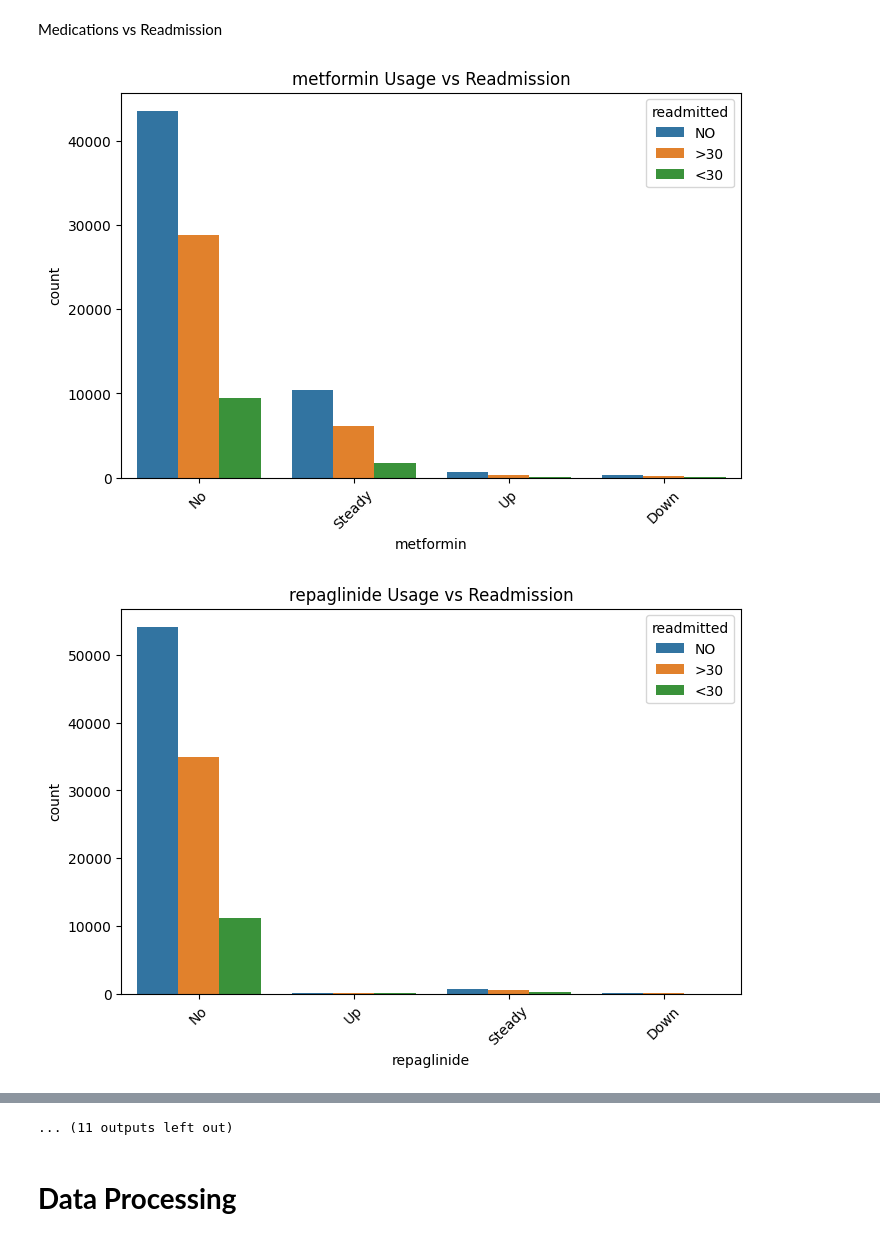
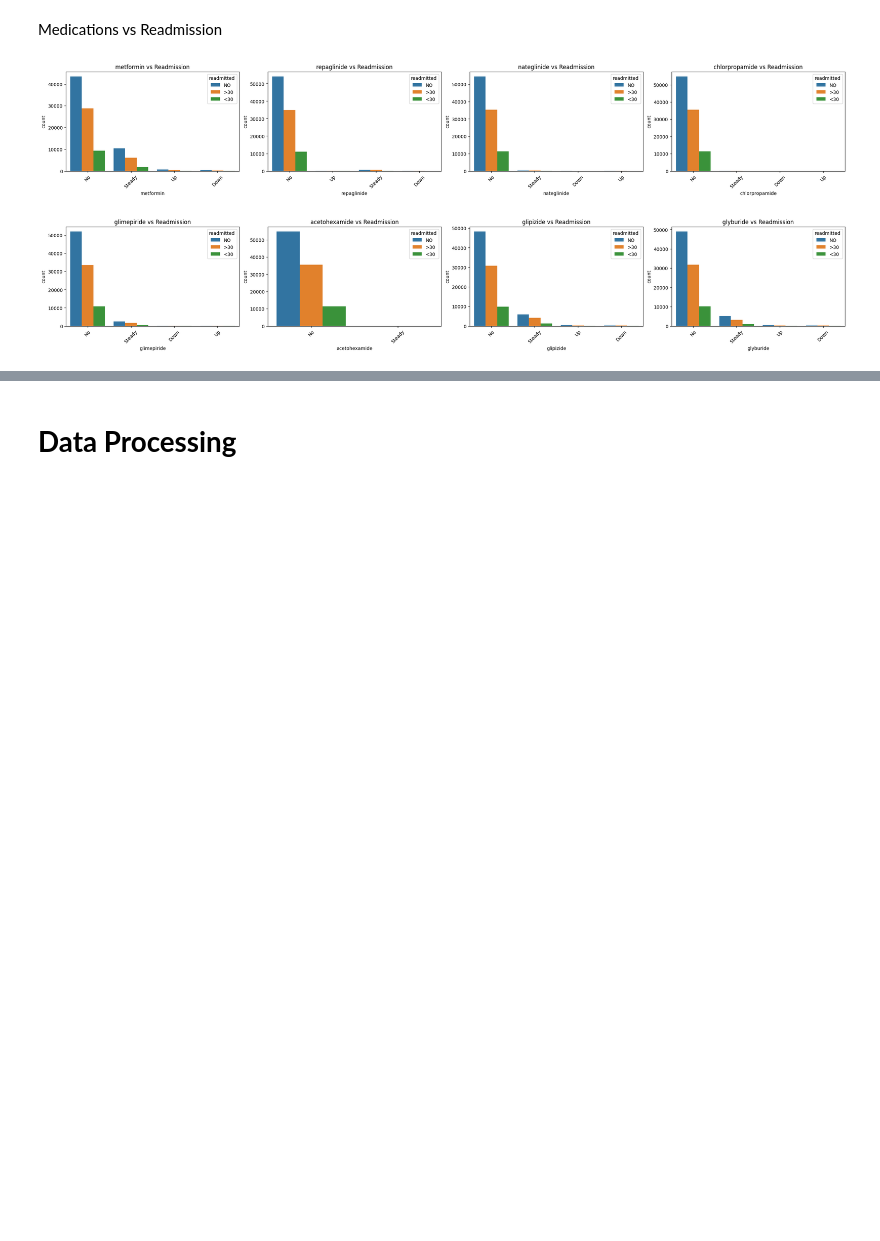
Before and after one commit to yomnabayomi/Hospital-Readmission-Prediction, a Jupyter notebook: Project (2).ipynb, the cells around one changed output, grey strips where cells are left out. Drawn from its saved outputs; the diff is of its cells as text; code cells hidden in the pictures; blank space fills up the shorter version.

```diff
--- a/Project (2).ipynb
+++ b/Project (2).ipynb
@@ -208,23 +227,54 @@ for diag in diagnosis_cols:
 # %% [markdown]
 Medications vs Readmission
 # %%
+# medication_cols = [
+#     'metformin', 'repaglinide', 'nateglinide', 'chlorpropamide',
+#     'glimepiride', 'acetohexamide', 'glipizide', 'glyburide', 'tolbutamide',
+#     'pioglitazone', 'rosiglitazone', 'acarbose', 'miglitol', 'troglitazone',
+#     'tolazamide', 'examide', 'citoglipton', 'insulin',
+#     'glyburide-metformin', 'glipizide-metformin',
+#     'glimepiride-pioglitazone', 'metformin-rosiglitazone',
+#     'metformin-pioglitazone'
+# ]
+
+# # Medications vs Readmission
+# for med in medication_cols:
+#     plt.figure(figsize=(8, 5))
+#     sns.countplot(data=df, x=med, hue='readmitted')
+#     plt.title(f'{med} Usage vs Readmission')
+#     plt.xticks(rotation=45)
+#     plt.show()
+
+# Same like the prevous plot
+
+import matplotlib.pyplot as plt
+import seaborn as sns
+
 medication_cols = [
     'metformin', 'repaglinide', 'nateglinide', 'chlorpropamide',
     'glimepiride', 'acetohexamide', 'glipizide', 'glyburide', 'tolbutamide',
     'pioglitazone', 'rosiglitazone', 'acarbose', 'miglitol', 'troglitazone',
     'tolazamide', 'examide', 'citoglipton', 'insulin',
     'glyburide-metformin', 'glipizide-metformin',
     'glimepiride-pioglitazone', 'metformin-rosiglitazone',
     'metformin-pioglitazone'
 ]
 
-# Medications vs Readmission
-for med in medication_cols:
-    plt.figure(figsize=(8, 5))
-    sns.countplot(data=df, x=med, hue='readmitted')
-    plt.title(f'{med} Usage vs Readmission')
-    plt.xticks(rotation=45)
+cols_per_row = 4
+
+for i in range(0, len(medication_cols), cols_per_row):
+    sub_cols = medication_cols[i:i + cols_per_row]
+    fig, axes = plt.subplots(1, len(sub_cols), figsize=(6 * len(sub_cols), 4), constrained_layout=True)
+
+    if len(sub_cols) == 1:
+        axes = [axes]
+
+    for ax, med in zip(axes, sub_cols):
+        sns.countplot(data=df, x=med, hue='readmitted', ax=ax)
+        ax.set_title(f'{med} vs Readmission')
+        plt.setp(ax.get_xticklabels(), rotation=45)
+
     plt.show()
 # %% [output]
-[figure, old version]
+[figure, new version]
-[figure, old version]
+[figure, new version]
@@ -241,4 +285,3 @@ for med in medication_cols:
-... (11 outputs left out)
 # %% [markdown]
 # **Data Processing**
 # %%
```
Also changed, not shown: parts of 2 cells of this notebook.
